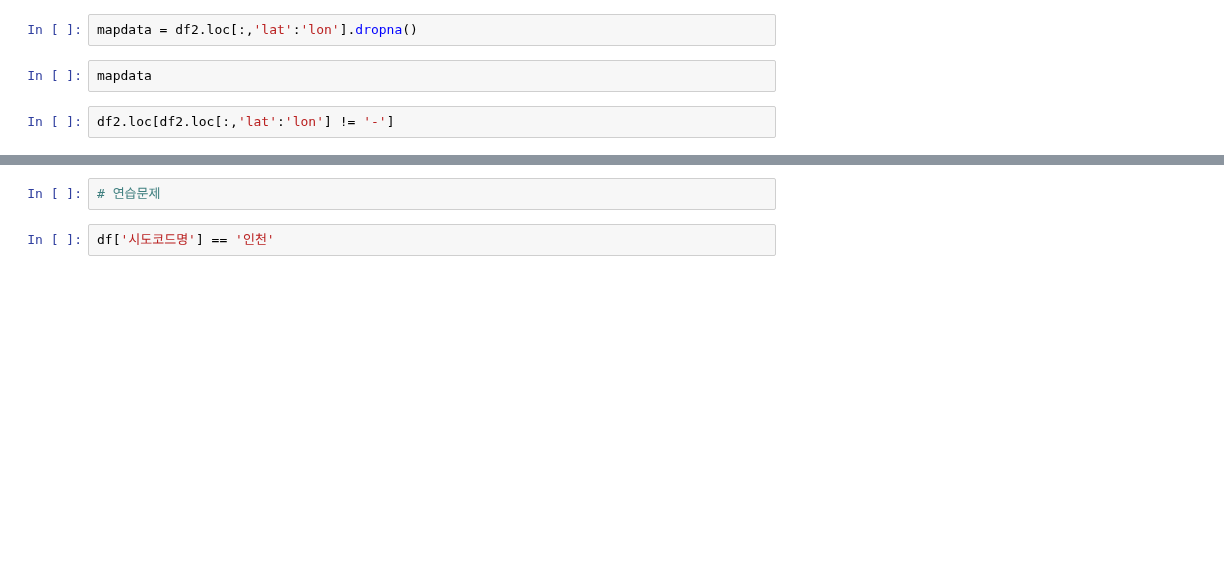
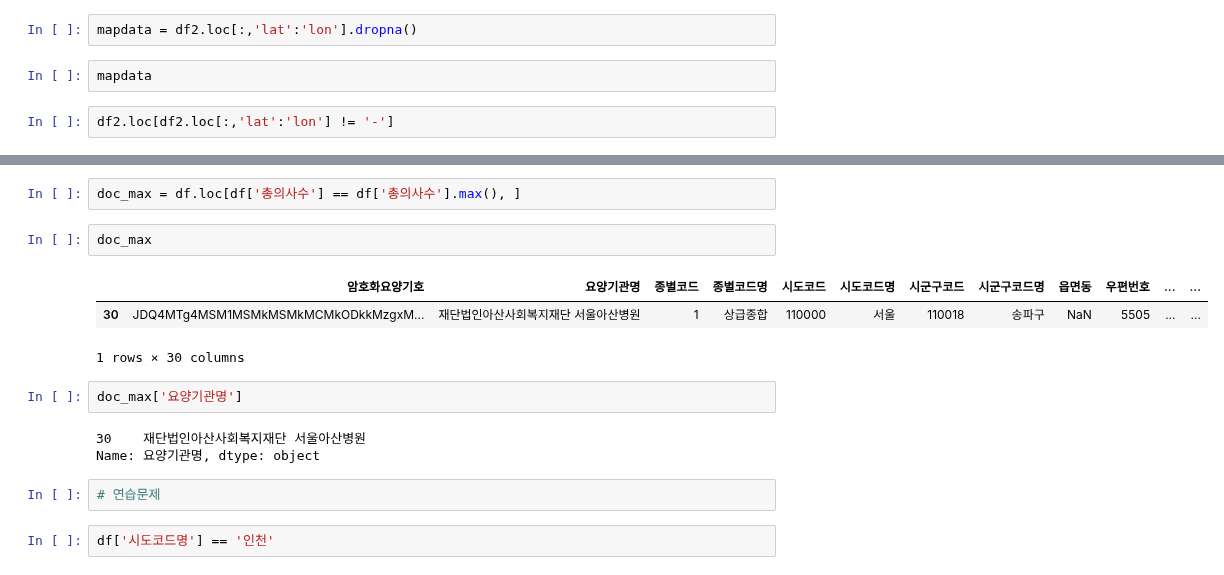
Before and after one commit to qooqookeke/car_greenhouse_gas, a Jupyter notebook: hospital.ipynb, the cells around one changed output, grey strips where cells are left out. Cells and saved outputs as stored; diff of their text form; blank space fills up the shorter version.

```diff
--- a/hospital.ipynb
+++ b/hospital.ipynb
@@ -221,3 +249,16 @@ df2.loc[df2.loc[:,'lat':'lon'] != '-']
+# %%
+doc_max = df.loc[df['총의사수'] == df['총의사수'].max(), ]
+# %%
+doc_max
+# %% [output]
+|  | 암호화요양기호 | 요양기관명 | 종별코드 | 종별코드명 | 시도코드 | 시도코드명 | 시군구코드 | 시군구코드명 | 읍면동 | 우편번호 | ... | ... |
+| 30 | JDQ4MTg4MSM1MSMkMSMkMCMkODkkMzgxM... | 재단법인아산사회복지재단 서울아산병원 | 1 | 상급종합 | 110000 | 서울 | 110018 | 송파구 | NaN | 5505 | ... | ... |
+1 rows × 30 columns
+# %%
+doc_max['요양기관명']
+# %% [output]
+30    재단법인아산사회복지재단 서울아산병원
+Name: 요양기관명, dtype: object
 # %%
 # 연습문제
 # %%
```
Also changed, not shown: parts of 4 cells of this notebook, 2 other files.
